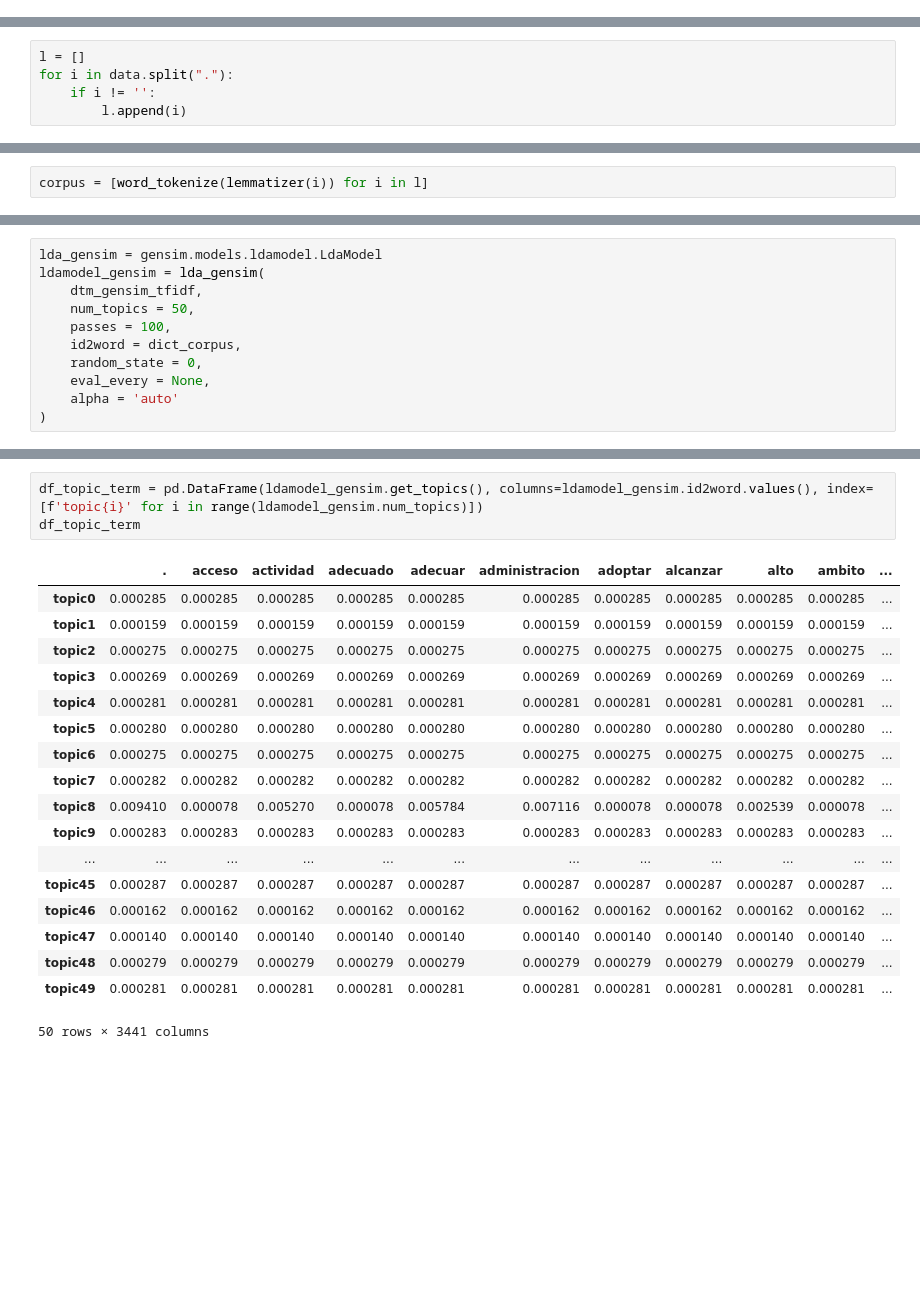
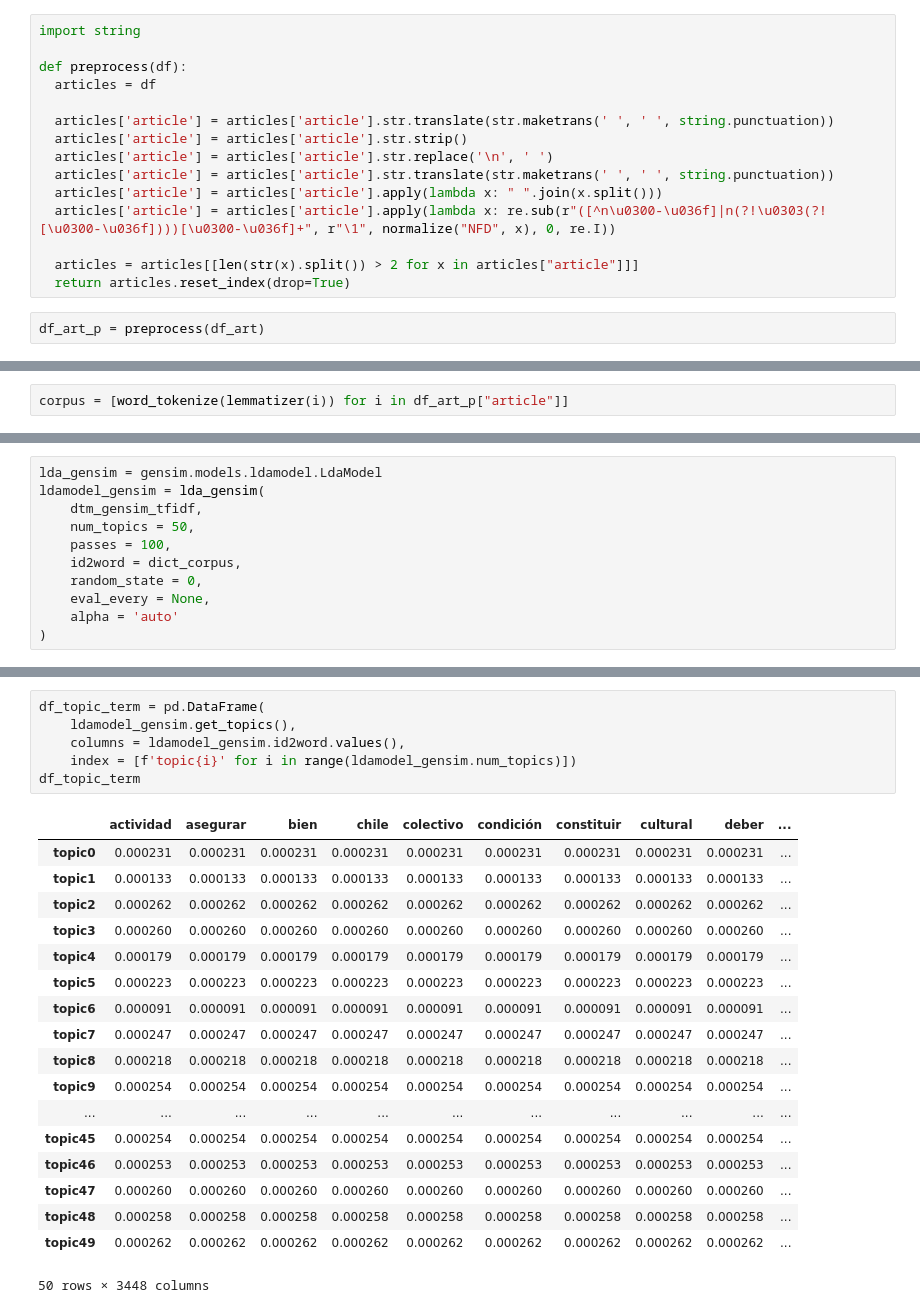
Before and after one commit to napb/PLN_Final, a Jupyter notebook: Final.ipynb, the cells around one changed output, grey strips where cells are left out. Cells and saved outputs as stored; diff of their text form; blank space fills up the shorter version.

```diff
--- a/Final.ipynb
+++ b/Final.ipynb
@@ -70,3 +26,20 @@ with open("data/nc_ch.txt", "r") as file:
+# %%
+import string
+
+def preprocess(df):
+  articles = df
+
+  articles['article'] = articles['article'].str.translate(str.maketrans(' ', ' ', string.punctuation))
+  articles['article'] = articles['article'].str.strip()
+  articles['article'] = articles['article'].str.replace('\n', ' ')
+  articles['article'] = articles['article'].str.translate(str.maketrans(' ', ' ', string.punctuation))
+  articles['article'] = articles['article'].apply(lambda x: " ".join(x.split()))
+  articles['article'] = articles['article'].apply(lambda x: re.sub(r"([^n\u0300-\u036f]|n(?!\u0303(?![\u0300-\u036f])))[\u0300-\u036f]+", r"\1", normalize("NFD", x), 0, re.I))
+
+  articles = articles[[len(str(x).split()) > 2 for x in articles["article"]]]
+  return articles.reset_index(drop=True)
+# %%
+df_art_p = preprocess(df_art)
 # %%
 esp_stop = stopwords.words('spanish')
 esp_stop = esp_stop
@@ -75,8 +48,3 @@ esp_stop.remove('estado')
 def lemmatizer(text):
   doc = nlp(text)
   return ' '.join([word.lemma_ for word in doc if word.lemma_ not in esp_stop])
-# %%
-l = []
-for i in data.split("."):
-    if i != '':
-        l.append(i)
@@ -86,2 +51,2 @@ with open("Output.txt", "w") as text_file:
 # %%
-corpus = [word_tokenize(lemmatizer(i)) for i in l]
+corpus = [word_tokenize(lemmatizer(i)) for i in df_art_p["article"]]
@@ -152,25 +92,28 @@ ldamodel_gensim.print_topics(
 # %%
-df_topic_term = pd.DataFrame(ldamodel_gensim.get_topics(), columns=ldamodel_gensim.id2word.values(), index=[f'topic{i}' for i in range(ldamodel_gensim.num_topics)])
+df_topic_term = pd.DataFrame(
+    ldamodel_gensim.get_topics(),
+    columns = ldamodel_gensim.id2word.values(),
+    index = [f'topic{i}' for i in range(ldamodel_gensim.num_topics)])
 df_topic_term
 # %% [output]
-|  | . | acceso | actividad | adecuado | adecuar | administracion | adoptar | alcanzar | alto | ambito | ... |
-| topic0 | 0.000285 | 0.000285 | 0.000285 | 0.000285 | 0.000285 | 0.000285 | 0.000285 | 0.000285 | 0.000285 | 0.000285 | ... |
-| topic1 | 0.000159 | 0.000159 | 0.000159 | 0.000159 | 0.000159 | 0.000159 | 0.000159 | 0.000159 | 0.000159 | 0.000159 | ... |
-| topic2 | 0.000275 | 0.000275 | 0.000275 | 0.000275 | 0.000275 | 0.000275 | 0.000275 | 0.000275 | 0.000275 | 0.000275 | ... |
-| topic3 | 0.000269 | 0.000269 | 0.000269 | 0.000269 | 0.000269 | 0.000269 | 0.000269 | 0.000269 | 0.000269 | 0.000269 | ... |
-| topic4 | 0.000281 | 0.000281 | 0.000281 | 0.000281 | 0.000281 | 0.000281 | 0.000281 | 0.000281 | 0.000281 | 0.000281 | ... |
-| topic5 | 0.000280 | 0.000280 | 0.000280 | 0.000280 | 0.000280 | 0.000280 | 0.000280 | 0.000280 | 0.000280 | 0.000280 | ... |
-| topic6 | 0.000275 | 0.000275 | 0.000275 | 0.000275 | 0.000275 | 0.000275 | 0.000275 | 0.000275 | 0.000275 | 0.000275 | ... |
-| topic7 | 0.000282 | 0.000282 | 0.000282 | 0.000282 | 0.000282 | 0.000282 | 0.000282 | 0.000282 | 0.000282 | 0.000282 | ... |
-| topic8 | 0.009410 | 0.000078 | 0.005270 | 0.000078 | 0.005784 | 0.007116 | 0.000078 | 0.000078 | 0.002539 | 0.000078 | ... |
-| topic9 | 0.000283 | 0.000283 | 0.000283 | 0.000283 | 0.000283 | 0.000283 | 0.000283 | 0.000283 | 0.000283 | 0.000283 | ... |
-| ... | ... | ... | ... | ... | ... | ... | ... | ... | ... | ... | ... |
-| topic45 | 0.000287 | 0.000287 | 0.000287 | 0.000287 | 0.000287 | 0.000287 | 0.000287 | 0.000287 | 0.000287 | 0.000287 | ... |
-| topic46 | 0.000162 | 0.000162 | 0.000162 | 0.000162 | 0.000162 | 0.000162 | 0.000162 | 0.000162 | 0.000162 | 0.000162 | ... |
-| topic47 | 0.000140 | 0.000140 | 0.000140 | 0.000140 | 0.000140 | 0.000140 | 0.000140 | 0.000140 | 0.000140 | 0.000140 | ... |
-| topic48 | 0.000279 | 0.000279 | 0.000279 | 0.000279 | 0.000279 | 0.000279 | 0.000279 | 0.000279 | 0.000279 | 0.000279 | ... |
-| topic49 | 0.000281 | 0.000281 | 0.000281 | 0.000281 | 0.000281 | 0.000281 | 0.000281 | 0.000281 | 0.000281 | 0.000281 | ... |
+|  | actividad | asegurar | bien | chile | colectivo | condición | constituir | cultural | deber | ... |
+| topic0 | 0.000231 | 0.000231 | 0.000231 | 0.000231 | 0.000231 | 0.000231 | 0.000231 | 0.000231 | 0.000231 | ... |
+| topic1 | 0.000133 | 0.000133 | 0.000133 | 0.000133 | 0.000133 | 0.000133 | 0.000133 | 0.000133 | 0.000133 | ... |
+| topic2 | 0.000262 | 0.000262 | 0.000262 | 0.000262 | 0.000262 | 0.000262 | 0.000262 | 0.000262 | 0.000262 | ... |
+| topic3 | 0.000260 | 0.000260 | 0.000260 | 0.000260 | 0.000260 | 0.000260 | 0.000260 | 0.000260 | 0.000260 | ... |
+| topic4 | 0.000179 | 0.000179 | 0.000179 | 0.000179 | 0.000179 | 0.000179 | 0.000179 | 0.000179 | 0.000179 | ... |
+| topic5 | 0.000223 | 0.000223 | 0.000223 | 0.000223 | 0.000223 | 0.000223 | 0.000223 | 0.000223 | 0.000223 | ... |
+| topic6 | 0.000091 | 0.000091 | 0.000091 | 0.000091 | 0.000091 | 0.000091 | 0.000091 | 0.000091 | 0.000091 | ... |
+| topic7 | 0.000247 | 0.000247 | 0.000247 | 0.000247 | 0.000247 | 0.000247 | 0.000247 | 0.000247 | 0.000247 | ... |
+| topic8 | 0.000218 | 0.000218 | 0.000218 | 0.000218 | 0.000218 | 0.000218 | 0.000218 | 0.000218 | 0.000218 | ... |
+| topic9 | 0.000254 | 0.000254 | 0.000254 | 0.000254 | 0.000254 | 0.000254 | 0.000254 | 0.000254 | 0.000254 | ... |
+| ... | ... | ... | ... | ... | ... | ... | ... | ... | ... | ... |
+| topic45 | 0.000254 | 0.000254 | 0.000254 | 0.000254 | 0.000254 | 0.000254 | 0.000254 | 0.000254 | 0.000254 | ... |
+| topic46 | 0.000253 | 0.000253 | 0.000253 | 0.000253 | 0.000253 | 0.000253 | 0.000253 | 0.000253 | 0.000253 | ... |
+| topic47 | 0.000260 | 0.000260 | 0.000260 | 0.000260 | 0.000260 | 0.000260 | 0.000260 | 0.000260 | 0.000260 | ... |
+| topic48 | 0.000258 | 0.000258 | 0.000258 | 0.000258 | 0.000258 | 0.000258 | 0.000258 | 0.000258 | 0.000258 | ... |
+| topic49 | 0.000262 | 0.000262 | 0.000262 | 0.000262 | 0.000262 | 0.000262 | 0.000262 | 0.000262 | 0.000262 | ... |
-50 rows × 3441 columns
+50 rows × 3448 columns
 # %%
 df_topic_term.loc['topic1'].sort_values(ascending=False)
 # %% [output]
```
Also changed, not shown: parts of 8 cells of this notebook, 2 other files.
